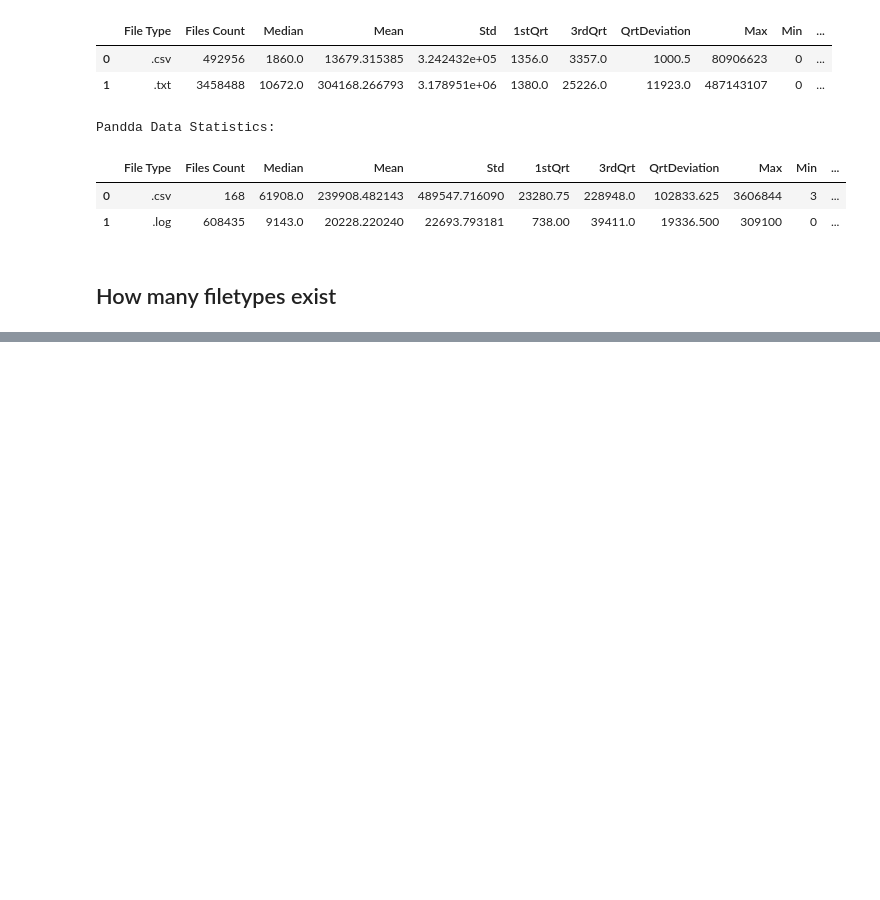
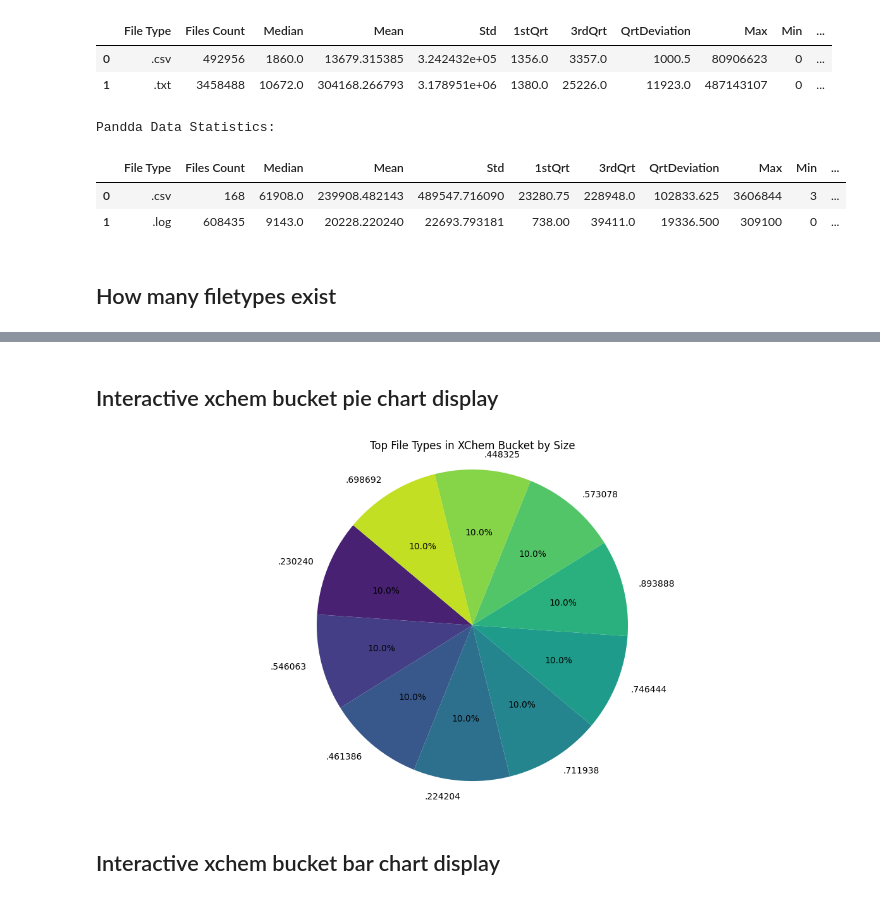
Before and after one commit to xchem/xaidar, a Jupyter notebook: notebooks/tasks/s3Analysis/7-analys_restfiletypes.ipynb, the cells around one changed output, grey strips where cells are left out. Drawn from its saved outputs; the diff is of its cells as text; code cells hidden in the pictures; blank space fills up the shorter version.

Commit message:
Updated notebook on analysis of rest of file types

```diff
--- a/notebooks/tasks/s3Analysis/7-analys_restfiletypes.ipynb
+++ b/notebooks/tasks/s3Analysis/7-analys_restfiletypes.ipynb
@@ -38,0 +48,12 @@ Pandda Data Statistics:
+# %%
+# Instantiate Objects to Plot
+from copy import deepcopy
+xc_sums =  xc_dataStats_df.sort_values( by=[ "Sum"], ascending=[False] )
+xc_sums_display = deepcopy( xc_sums )
+xc_counts =  xc_dataStats_df.sort_values( by=[ "Files Count"], ascending=[False] )
+xc_counts_display = deepcopy( xc_counts )
+
+pd_sums =  pd_dataStats_df.sort_values( by=[ "Sum"], ascending=[False] )
+pd_sums_display = deepcopy( pd_sums )
+pd_counts =  pd_dataStats_df.sort_values( by=[ "Files Count"], ascending=[False] )
+pd_counts_display = deepcopy( pd_counts )
@@ -38,0 +146,26 @@ Pandda Data Statistics:
+# %% [markdown]
+## Interactive xchem bucket pie chart display
+# %%
+numb_fileTypes = 10
+start_rank = 0
+end_rank = start_rank + numb_fileTypes
+# %%
+import matplotlib.pyplot as plt
+
+
+plt.figure(figsize=(12, 6))
+#Plot pie chart for XChem file types
+plt.pie( xc_sums["Sum"].iloc[start_rank:end_rank],
+         labels=xc_sums["File Type"].iloc[start_rank:end_rank],
+         autopct='%1.1f%%',
+         startangle=140,
+         colors=sns.color_palette("viridis", numb_fileTypes)   )
+plt.axis('equal')  # Equal aspect ratio ensures that pie is drawn as a circle.
+plt.title("Top File Types in XChem Bucket by Size")
+plt.tight_layout()
+plt.show()
+start_rank , end_rank = start_rank + numb_fileTypes , end_rank  + numb_fileTypes
+# %% [output]
+[figure, added]
+# %% [markdown]
+## Interactive xchem bucket bar chart display
```
Also changed, not shown: parts of 23 cells of this notebook.
